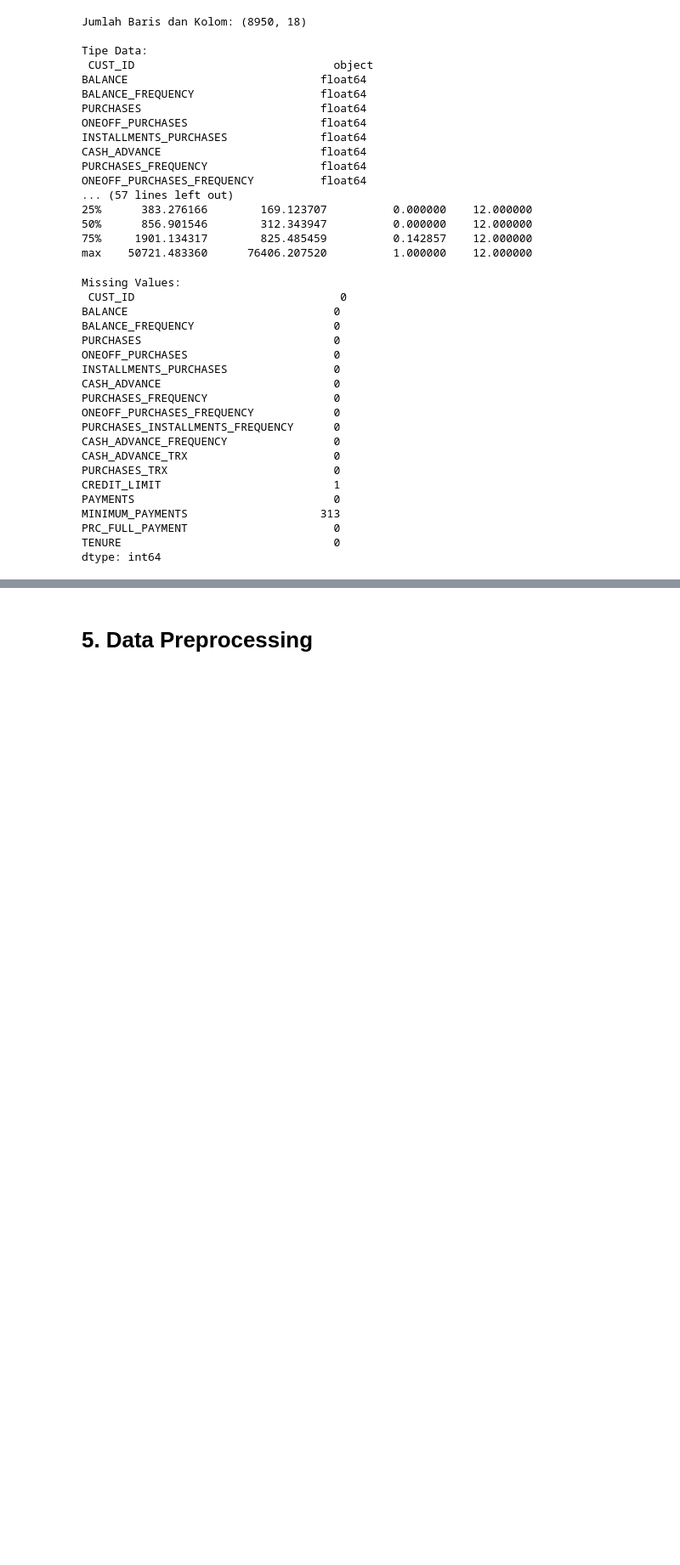
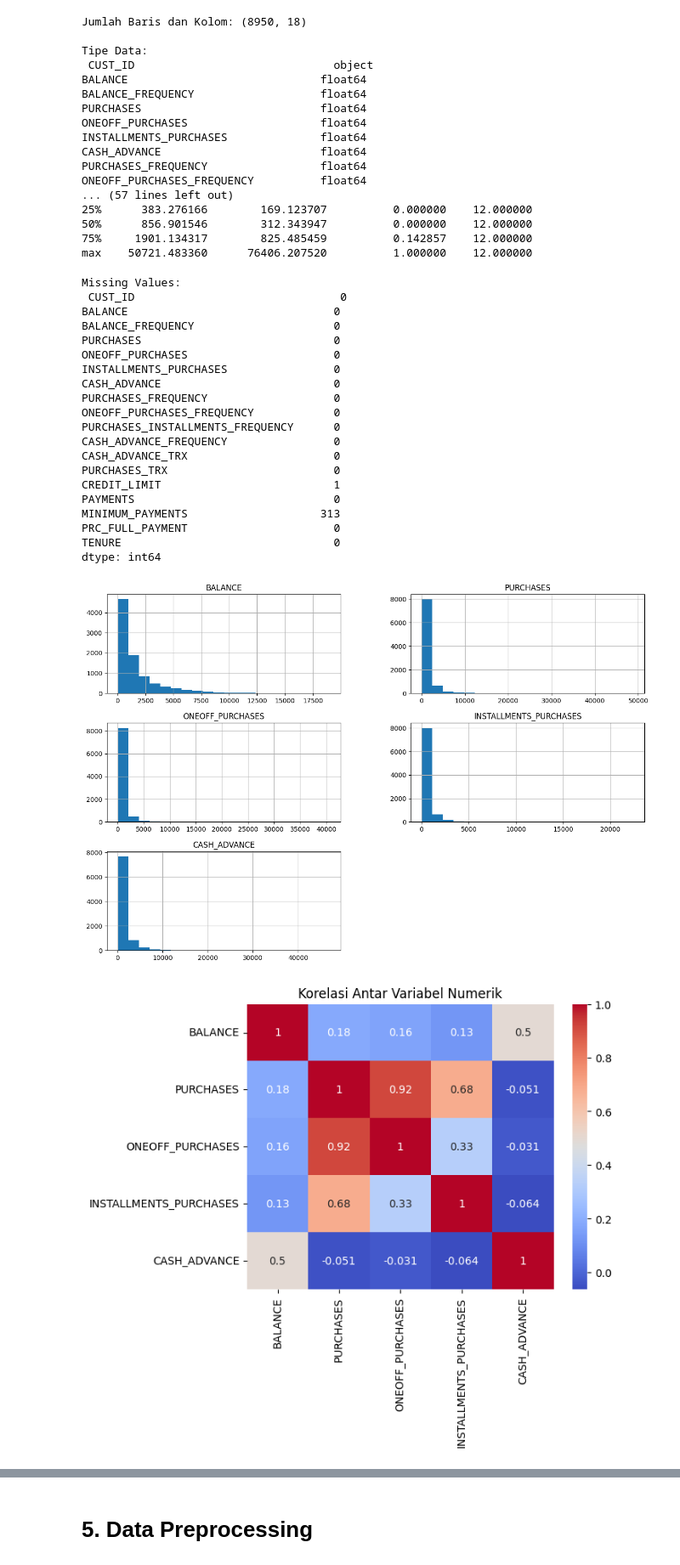
Before and after one commit to ikbalirawan/Machine-Learning-Submission, a Jupyter notebook: [Clustering]_Submission_Akhir_BMLP_Muhamad Ikbal Irawan.ipynb, the cells around one changed output, grey strips where cells are left out. Shown: that part at 85% size. Drawn from its saved outputs; the diff is of its cells as text; code cells hidden in the pictures; blank space fills up the shorter version.

```diff
--- a/[Clustering]_Submission_Akhir_BMLP_Muhamad Ikbal Irawan.ipynb
+++ b/[Clustering]_Submission_Akhir_BMLP_Muhamad Ikbal Irawan.ipynb
@@ -111,3 +113,14 @@ MINIMUM_PAYMENTS                    313
 PRC_FULL_PAYMENT                      0
 TENURE                                0
 dtype: int64
+# %%
+df[['BALANCE', 'PURCHASES', 'ONEOFF_PURCHASES', 'INSTALLMENTS_PURCHASES', 'CASH_ADVANCE']].hist(bins=20, figsize=(15, 10))
+plt.show()
+
+corr = df[['BALANCE', 'PURCHASES', 'ONEOFF_PURCHASES', 'INSTALLMENTS_PURCHASES', 'CASH_ADVANCE']].corr()
+sns.heatmap(corr, annot=True, cmap='coolwarm')
+plt.title('Korelasi Antar Variabel Numerik')
+plt.show()
+# %% [output]
+[figure, added]
+[figure, added]
```
Also changed, not shown: parts of 5 cells of this notebook.
